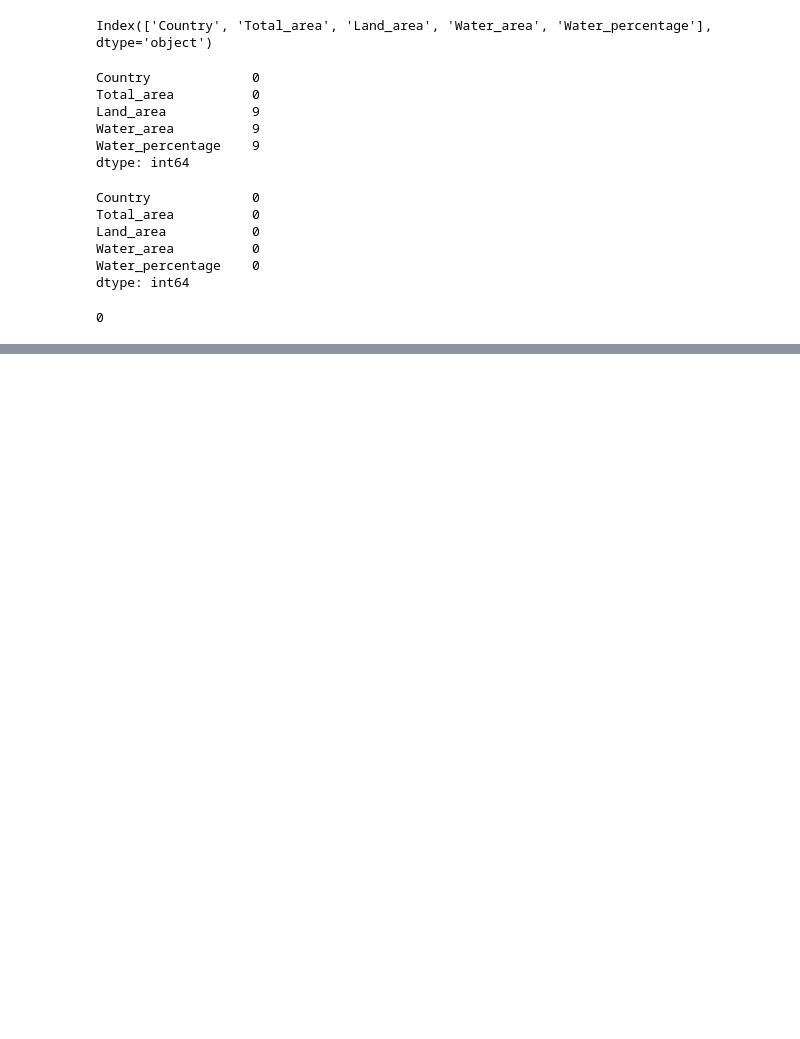
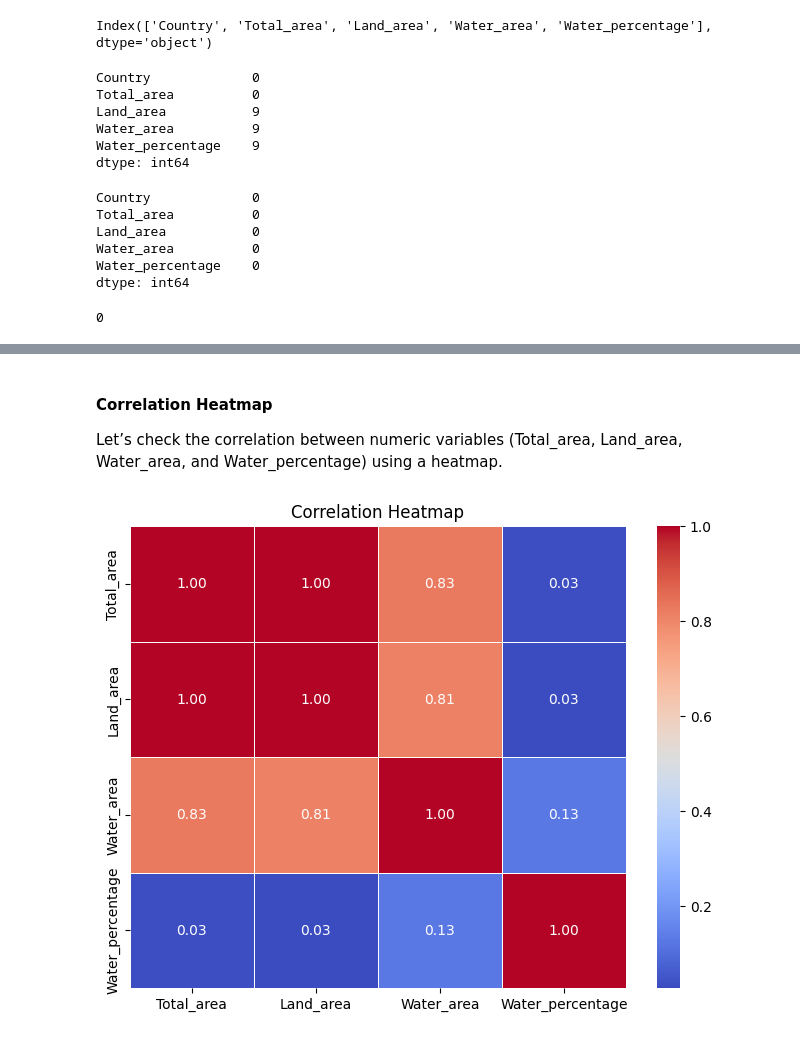
Before and after one commit to samwanyua/Python-Machine-Learning-Tutorial, a Jupyter notebook: Python/python_basics.ipynb, the cells around one changed output, grey strips where cells are left out. Saved outputs shown, nothing was run; the diff lists cells and outputs as text; code cells hidden in the pictures; blank space fills up the shorter version.

```diff
--- a/Python/python_basics.ipynb
+++ b/Python/python_basics.ipynb
@@ -1254,0 +1298,16 @@ df.duplicated().sum()
+# %% [markdown]
+#### Correlation Heatmap
+Let’s check the correlation between numeric variables (Total_area, Land_area, Water_area, and Water_percentage) using a heatmap.
+# %%
+# Calculate the correlation matrix
+corr_matrix = df[['Total_area', 'Land_area', 'Water_area', 'Water_percentage']].corr()
+
+# Set up the matplotlib figure
+plt.figure(figsize=(8, 6))
+
+# Create a heatmap
+sns.heatmap(corr_matrix, annot=True, cmap='coolwarm', fmt='.2f', linewidths=0.5)
+plt.title('Correlation Heatmap')
+plt.show()
+# %% [output]
+[figure, added]
```
Also changed, not shown: parts of 11 cells of this notebook.
